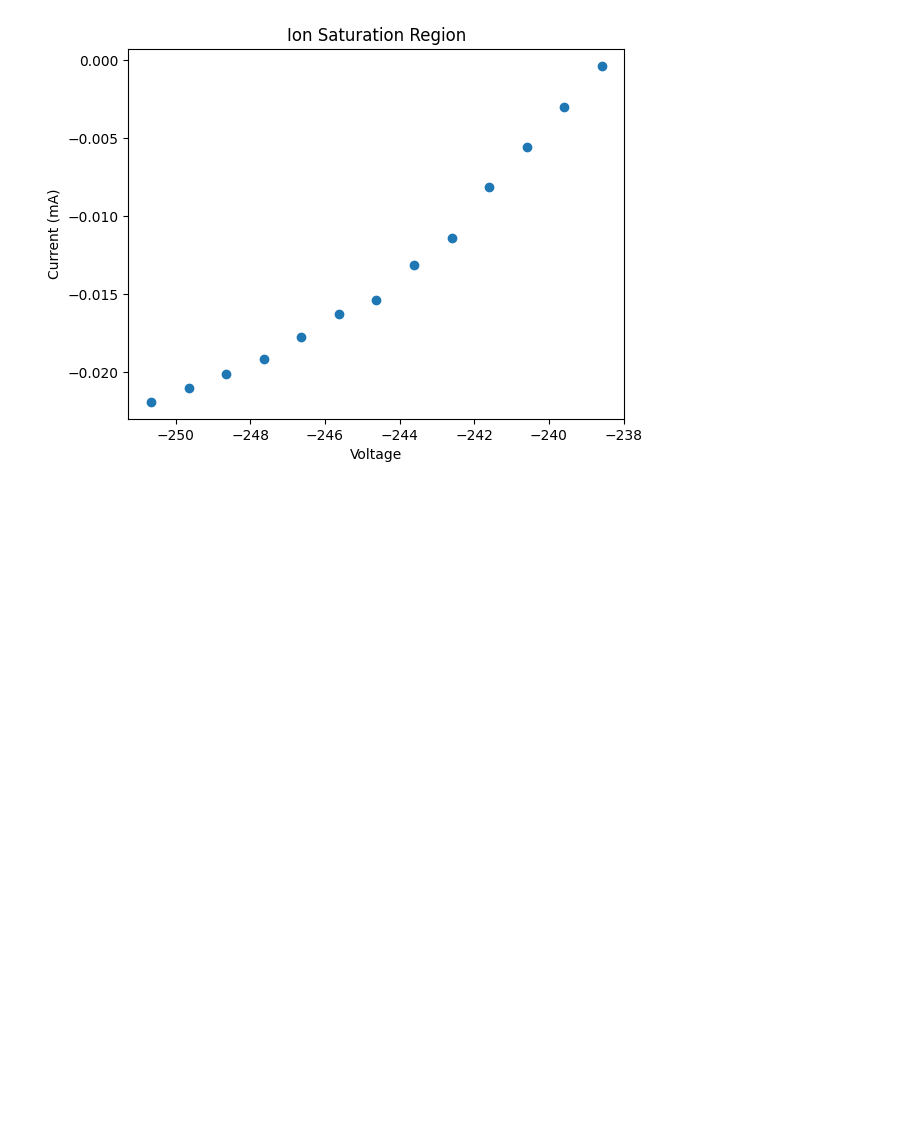
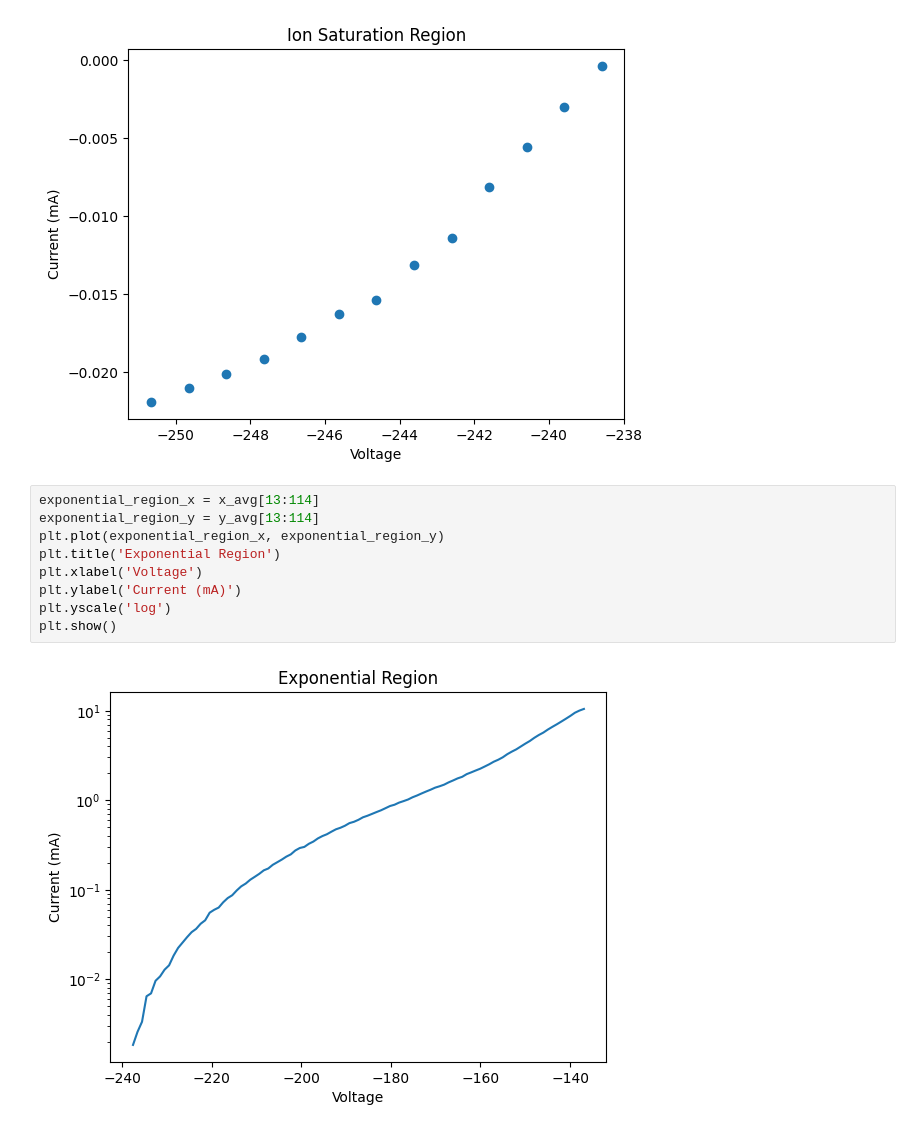
Before and after one commit to maraMaraschino/Adv-Lab, a Jupyter notebook: Langmuir Probe Experiment/langmuir_probe.ipynb, the cells around one changed output. Cells and saved outputs as stored; diff of their text form; blank space fills up the shorter version.

```diff
--- a/Langmuir Probe Experiment/langmuir_probe.ipynb
+++ b/Langmuir Probe Experiment/langmuir_probe.ipynb
@@ -154,3 +155,14 @@ plt.xlabel('Voltage')
 plt.show()
 # %% [output]
 [figure]
+# %%
+exponential_region_x = x_avg[13:114]
+exponential_region_y = y_avg[13:114]
+plt.plot(exponential_region_x, exponential_region_y)
+plt.title('Exponential Region')
+plt.xlabel('Voltage')
+plt.ylabel('Current (mA)')
+plt.yscale('log')
+plt.show()
+# %% [output]
+[figure, added]
```
Also changed, not shown: parts of 4 cells of this notebook, 2 other files.
